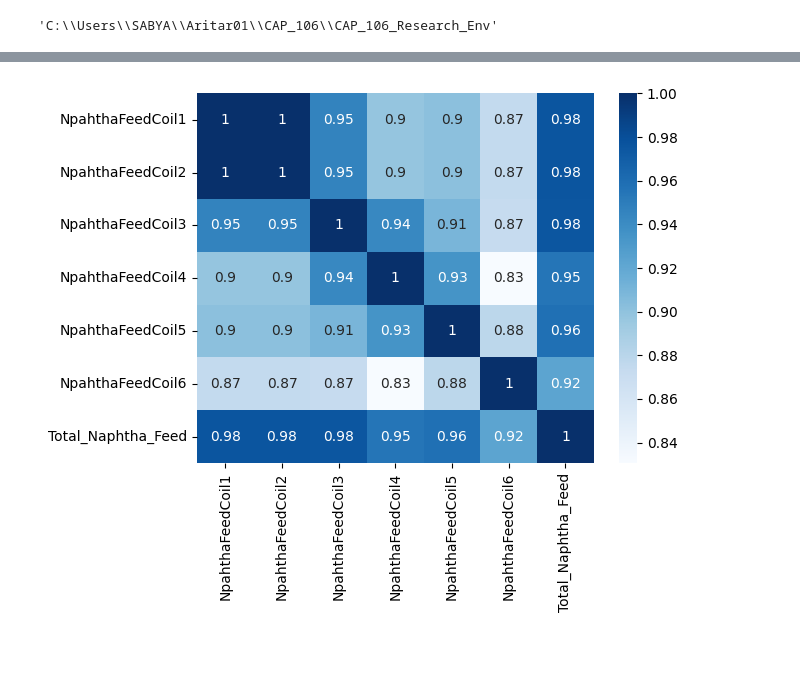
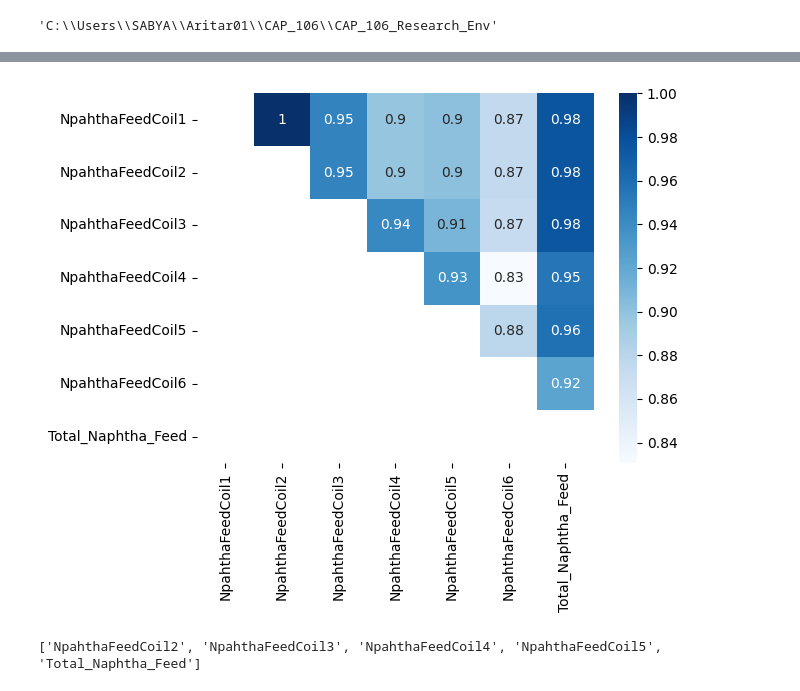
Before and after one commit to SabyasachiBhadra/CAP_106, a Jupyter notebook: CAP_106_Research_Env/Feature_Space_Correlation_Analysis.ipynb, the cells around one changed output, grey strips where cells are left out. Drawn from its saved outputs; the diff is of its cells as text; code cells hidden in the pictures; blank space fills up the shorter version.

Commit message:
hourly TMT data commited

```diff
--- a/CAP_106_Research_Env/Feature_Space_Correlation_Analysis.ipynb
+++ b/CAP_106_Research_Env/Feature_Space_Correlation_Analysis.ipynb
@@ -190,3 +143,9 @@ Index(['Date', 'BFW Rate', 'DS Temp', 'Feed Temp1', 'Feed Temp2',
+# %%
+df_final["Avg_Feed_Temp"] = df_final[["Feed Temp1", "Feed Temp2"]].mean(axis=1)
+# %%
+# paths to store the correlation heatmaps and correlation dataframe
+heat_path = "C:/Users/SABYA/Aritar01/CAP_106/CAP_106_Research_Env/EDA_Report/Heatmaps"
+data_path = "C:/Users/SABYA/Aritar01/CAP_106/CAP_106_Research_Env/EDA_Report/CorrInfo"
 # %%
 # correlation analysis for Naphtha Feed
 df_naphtha_feed = df_final[['NpahthaFeedCoil1',
@@ -200,0 +158,5 @@ corr_mat_1 = df_naphtha_feed.corr()
+# %%
+# computing the upper triangle correlation matrix
+corr_mat_1 = df_naphtha_feed.corr().abs()
+upper_tri_1 = corr_mat_1.where(np.triu(np.ones(corr_mat_1.shape), k=1).astype(np.bool))
+upper_tri_1
@@ -201,10 +176,17 @@ corr_mat_1 = df_naphtha_feed.corr()
 # %%
-# plotting correlation heatmap for Faphtha Feed
-dataplot = sb.heatmap(corr_mat_1, cmap="Blues", annot=True)
+# plotting correlation heatmap for Naphtha Feed
+dataplot = sb.heatmap(upper_tri_1, cmap="Blues", annot=True)
 
 # displaying heatmap
-plt.show()
+# plt.show()
 
-# save the plot as
+# save the plot as .png
+plt.savefig(heat_path +"/naphtha_feed_corr_heatmap.png")
 # %% [output]
-[figure, old version]
+[figure, new version]
+# %%
+# finding index of feature columns with correlation greater than 0.95
+to_drop = [column for column in upper_tri_1.columns if any(upper_tri_1[column] > 0.90)]
+print(); print(to_drop)
+# %% [output]
+['NpahthaFeedCoil2', 'NpahthaFeedCoil3', 'NpahthaFeedCoil4', 'NpahthaFeedCoil5', 'Total_Naphtha_Feed']
```
Also changed, not shown: parts of 31 cells of this notebook, 23 other files.
